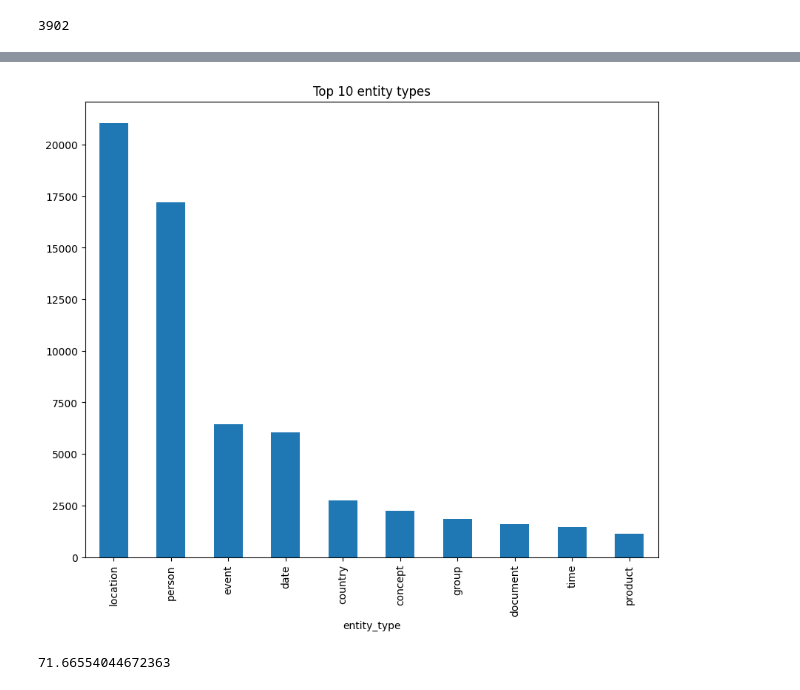
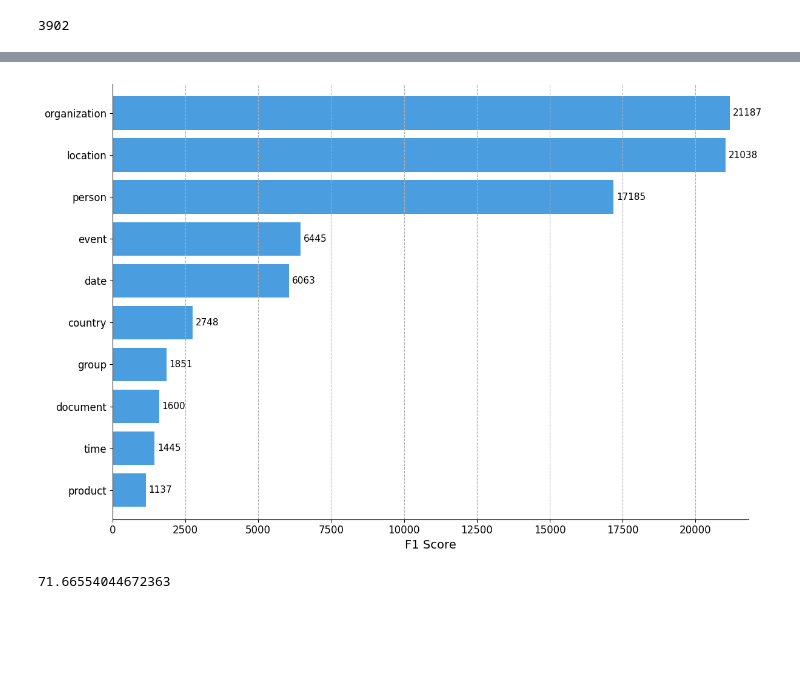
Before and after one commit to vietnq2291/multilingual-NER, a Jupyter notebook: src/data/prepare_ner_data.ipynb, the cells around one changed output, grey strips where cells are left out. Cells and saved outputs as stored; diff of their text form; code cells hidden in the pictures; blank space fills up the shorter version.

Commit message:
update prepare data code

```diff
--- a/src/data/prepare_ner_data.ipynb
+++ b/src/data/prepare_ner_data.ipynb
@@ -781,13 +774,46 @@ df
-# %%
-entity_type_counts = df['entity_type'].value_counts()
-
-plt.figure(figsize=(10, 8))
-entity_type_counts[:10].plot(kind='bar')
-plt.title('Top 10 entity types')
-
-plt.show()
-# %% [output]
-[figure, removed]
+# %%
+entity_type_counts = df['entity_type'].value_counts()
+data = entity_type_counts.values[:10]
+labels = entity_type_counts.index[:10]
+# colors =  ['#13B330']*len(data)
+colors =  ['#1D86D7']*len(data)
+
+# Sort by data
+data, labels, colors = zip(*sorted(zip(data, labels, colors)))
+
+plt.figure(figsize=(12, 8))  # Adjust figure size for better layout
+
+
+# Bar chart with adjustments
+bars = plt.barh(labels, data, color=colors, alpha=0.8)  # Add transparency
+
+# Add data labels with better formatting
+for bar in bars:
+    width = bar.get_width()
+    plt.text(width + 100, bar.get_y() + bar.get_height()/2,
+             f'{width}', ha='left', va='center', fontsize=11)
+
+# Customize chart appearance
+plt.xlabel('F1 Score', fontsize=14)
+plt.xticks(fontsize=12)  # Adjust x-axis label size
+plt.yticks(fontsize=12)  # Adjust y-axis label size
+plt.grid(axis='x', linestyle='--')  # Add a subtle grid
+
+
+# Remove spines
+plt.gca().spines['right'].set_visible(False)
+plt.gca().spines['top'].set_visible(False)
+
+plt.tight_layout()  # Adjust layout to prevent overlapping elements
+
+# set margin for all sides
+plt.margins(0.03)
+
+plt.savefig('vi_open_ner_top_10_entity_types.png', bbox_inches='tight')
+
+plt.show()
+# %% [output]
+[figure, added]
 # %%
 # How many percents does top 1% entity types cover?
 top_1_percent = entity_type_counts[:int(len(entity_type_counts) * 0.01)].sum()
```
Also changed, not shown: parts of 17 cells of this notebook.
